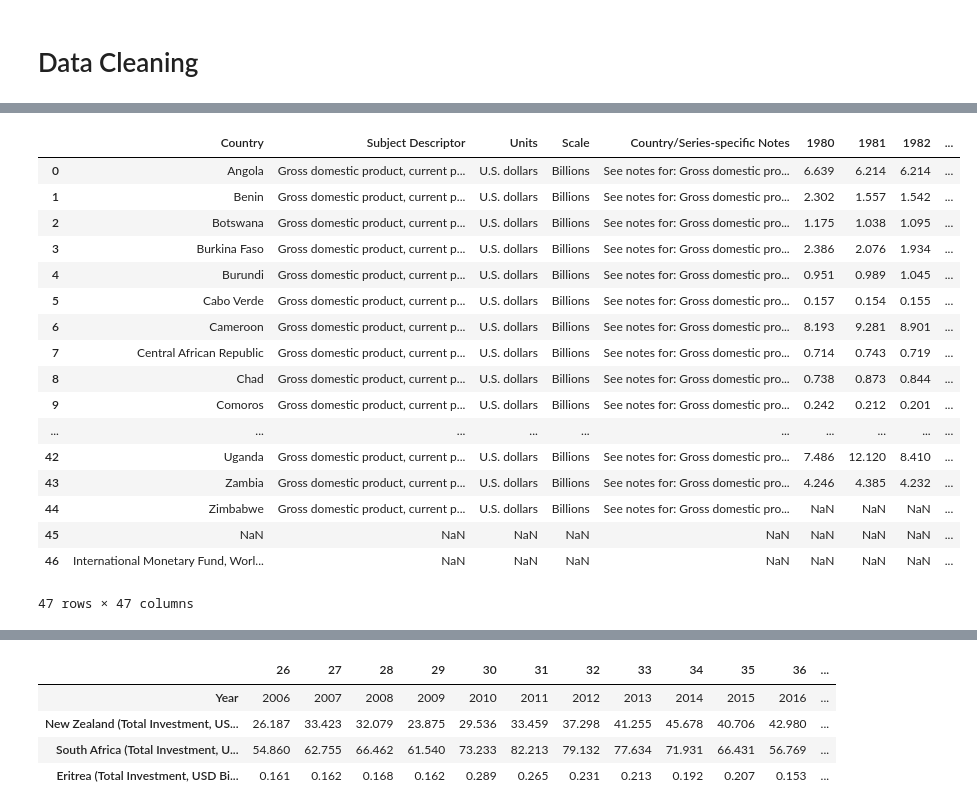
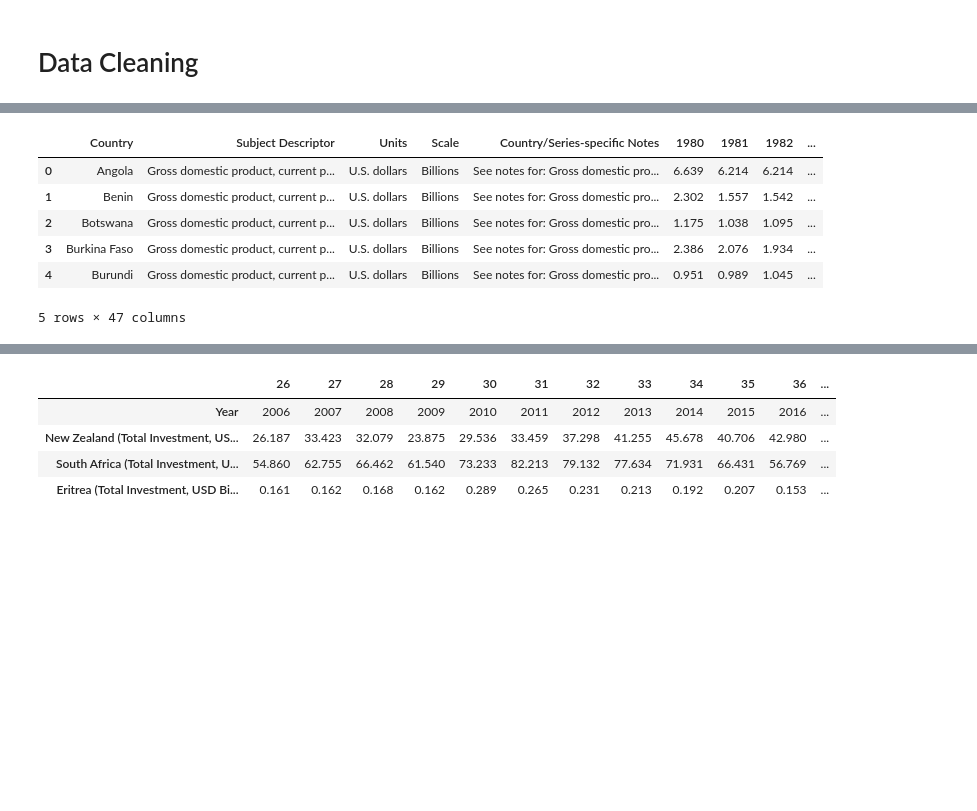
Before and after one commit to NigelGondo/Portfolio_Projects, a Jupyter notebook: Regression analysis of governance, ease of doing business and investment.ipynb, the cells around one changed output, grey strips where cells are left out. Saved outputs shown, nothing was run; the diff lists cells and outputs as text; code cells hidden in the pictures; blank space fills up the shorter version.

```diff
--- a/Regression analysis of governance, ease of doing business and investment.ipynb
+++ b/Regression analysis of governance, ease of doing business and investment.ipynb
@@ -124,26 +86,15 @@ df_NewZealand_gdp_4
 # %%
 #Importing csv file gdp data on africa
 df_afr_eco_gdp = pd.read_csv('WEO_Data African countries GDP.csv')
-df_afr_eco_gdp
+df_afr_eco_gdp.head()
 # %% [output]
 |  | Country | Subject Descriptor | Units | Scale | Country/Series-specific Notes | 1980 | 1981 | 1982 | ... |
 | 0 | Angola | Gross domestic product, current p... | U.S. dollars | Billions | See notes for: Gross domestic pro... | 6.639 | 6.214 | 6.214 | ... |
 | 1 | Benin | Gross domestic product, current p... | U.S. dollars | Billions | See notes for: Gross domestic pro... | 2.302 | 1.557 | 1.542 | ... |
 | 2 | Botswana | Gross domestic product, current p... | U.S. dollars | Billions | See notes for: Gross domestic pro... | 1.175 | 1.038 | 1.095 | ... |
 | 3 | Burkina Faso | Gross domestic product, current p... | U.S. dollars | Billions | See notes for: Gross domestic pro... | 2.386 | 2.076 | 1.934 | ... |
 | 4 | Burundi | Gross domestic product, current p... | U.S. dollars | Billions | See notes for: Gross domestic pro... | 0.951 | 0.989 | 1.045 | ... |
-| 5 | Cabo Verde | Gross domestic product, current p... | U.S. dollars | Billions | See notes for: Gross domestic pro... | 0.157 | 0.154 | 0.155 | ... |
-| 6 | Cameroon | Gross domestic product, current p... | U.S. dollars | Billions | See notes for: Gross domestic pro... | 8.193 | 9.281 | 8.901 | ... |
-| 7 | Central African Republic | Gross domestic product, current p... | U.S. dollars | Billions | See notes for: Gross domestic pro... | 0.714 | 0.743 | 0.719 | ... |
-| 8 | Chad | Gross domestic product, current p... | U.S. dollars | Billions | See notes for: Gross domestic pro... | 0.738 | 0.873 | 0.844 | ... |
-| 9 | Comoros | Gross domestic product, current p... | U.S. dollars | Billions | See notes for: Gross domestic pro... | 0.242 | 0.212 | 0.201 | ... |
-| ... | ... | ... | ... | ... | ... | ... | ... | ... | ... |
-| 42 | Uganda | Gross domestic product, current p... | U.S. dollars | Billions | See notes for: Gross domestic pro... | 7.486 | 12.120 | 8.410 | ... |
-| 43 | Zambia | Gross domestic product, current p... | U.S. dollars | Billions | See notes for: Gross domestic pro... | 4.246 | 4.385 | 4.232 | ... |
-| 44 | Zimbabwe | Gross domestic product, current p... | U.S. dollars | Billions | See notes for: Gross domestic pro... | NaN | NaN | NaN | ... |
-| 45 | NaN | NaN | NaN | NaN | NaN | NaN | NaN | NaN | ... |
-| 46 | International Monetary Fund, Worl... | NaN | NaN | NaN | NaN | NaN | NaN | NaN | ... |
-47 rows × 47 columns
+5 rows × 47 columns
 # %%
 #Filtering data only what data for South Africa and Eritrea
 df_SouthAfrica_gdp = df_afr_eco_gdp.iloc[38]
```
Also changed, not shown: parts of 50 cells of this notebook.
